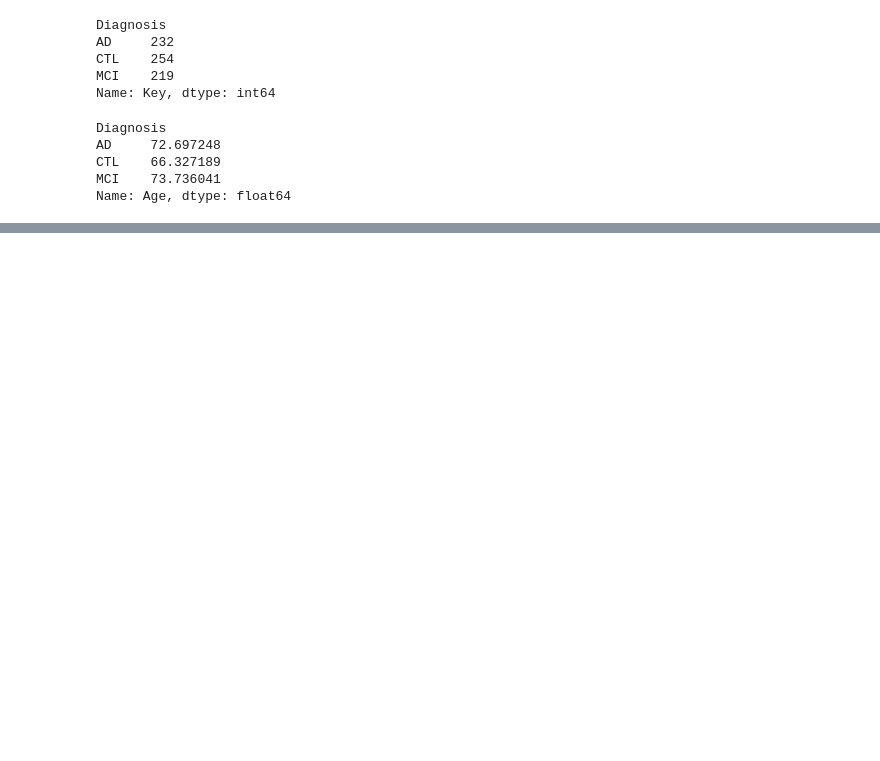
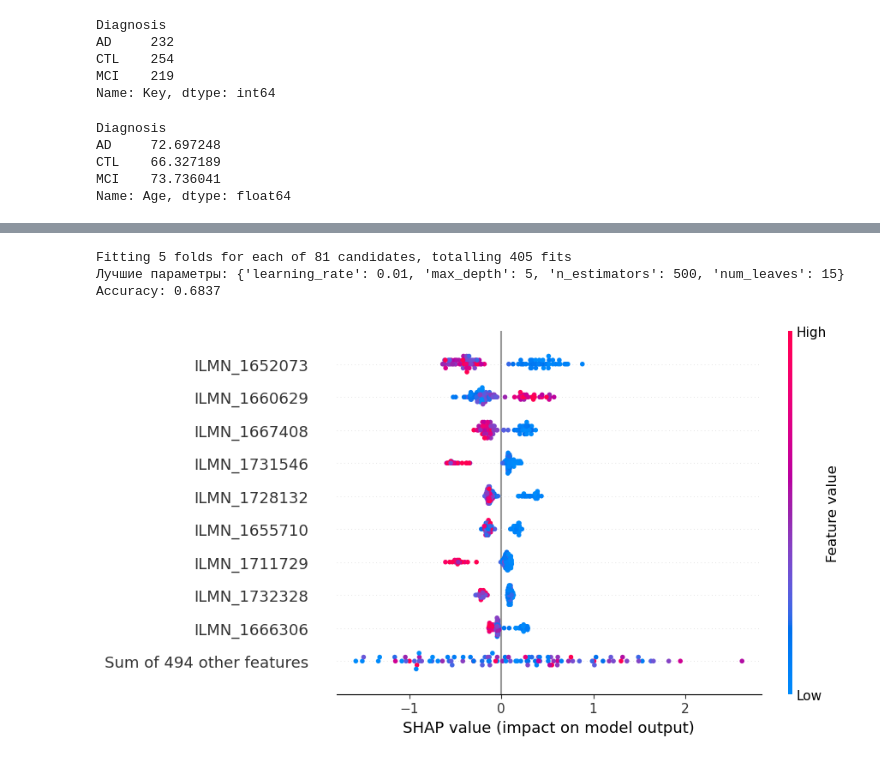
Before and after one commit to AlbertBay/AlzheimerCausalInference, a Jupyter notebook: differential_exp_analysis.ipynb, the cells around one changed output, grey strips where cells are left out. Saved outputs shown, nothing was run; the diff lists cells and outputs as text; code cells hidden in the pictures; blank space fills up the shorter version.

```diff
--- a/differential_exp_analysis.ipynb
+++ b/differential_exp_analysis.ipynb
@@ -99,0 +119,2 @@ res_2.query('Significant == "Yes"')
+# %%
+df = gene_expression[res_1.query('Significant == "Yes"').index.values.tolist() + ['Diagnosis']].query('Diagnosis in ["AD", "CTL"]')
@@ -99,0 +137,59 @@ res_2.query('Significant == "Yes"')
+# %%
+import numpy as np
+import pandas as pd
+import lightgbm as lgb
+import shap
+import matplotlib.pyplot as plt
+from sklearn.model_selection import train_test_split, GridSearchCV, cross_val_score
+from sklearn.metrics import accuracy_score
+
+# Пример данных (предположительно df уже загружен)
+diagnosis = {'CTL': 0, 'AD': 1}
+df['Diagnosis'] = df['Diagnosis'].map(diagnosis)  # Преобразуем целевые переменные в числовой формат
+
+# Разделение данных
+X = df.drop(columns=['Diagnosis'])  # Фичи
+y = df['Diagnosis']  # Целевая переменная
+
+# Разделение на обучающую и тестовую выборки
+X_train, X_test, y_train, y_test = train_test_split(X, y, test_size=0.2, random_state=42)
+
+# Определение сетки гиперпараметров
+param_grid = {
+    'learning_rate': [0.01, 0.05, 0.1],
+    'num_leaves': [15, 31, 63],
+    'max_depth': [-1, 5, 10],
+    'n_estimators': [100, 200, 500]
+}
+
+# Инициализация модели LightGBM
+lgbm = lgb.LGBMClassifier(boosting_type='gbdt', objective='binary', metric='logloss', verbose=-1)
+
+# Подбор гиперпараметров с кросс-валидацией
+grid_search = GridSearchCV(lgbm, param_grid, cv=5, scoring='accuracy', n_jobs=-1, verbose=1)
+grid_search.fit(X_train, y_train)
+
+# Вывод лучших параметров
+print("Лучшие параметры:", grid_search.best_params_)
+
+# Обучение модели с лучшими параметрами
+best_lgbm = grid_search.best_estimator_
+best_lgbm.fit(X_train, y_train)
+
+# Оценка точности
+y_pred = best_lgbm.predict(X_test)
+accuracy = accuracy_score(y_test, y_pred)
+print(f'Accuracy: {accuracy:.4f}')
+
+# Вычисление SHAP значений
+explainer = shap.Explainer(best_lgbm, X_train)
+shap_values = explainer(X_test)
+
+# Визуализация SHAP значений
+shap.plots.beeswarm(shap_values)
+plt.show()
+# %% [output]
+Fitting 5 folds for each of 81 candidates, totalling 405 fits
+Лучшие параметры: {'learning_rate': 0.01, 'max_depth': 5, 'n_estimators': 500, 'num_leaves': 15}
+Accuracy: 0.6837
+[figure, added]
```
Also changed, not shown: parts of 7 cells of this notebook, 1 other file.
